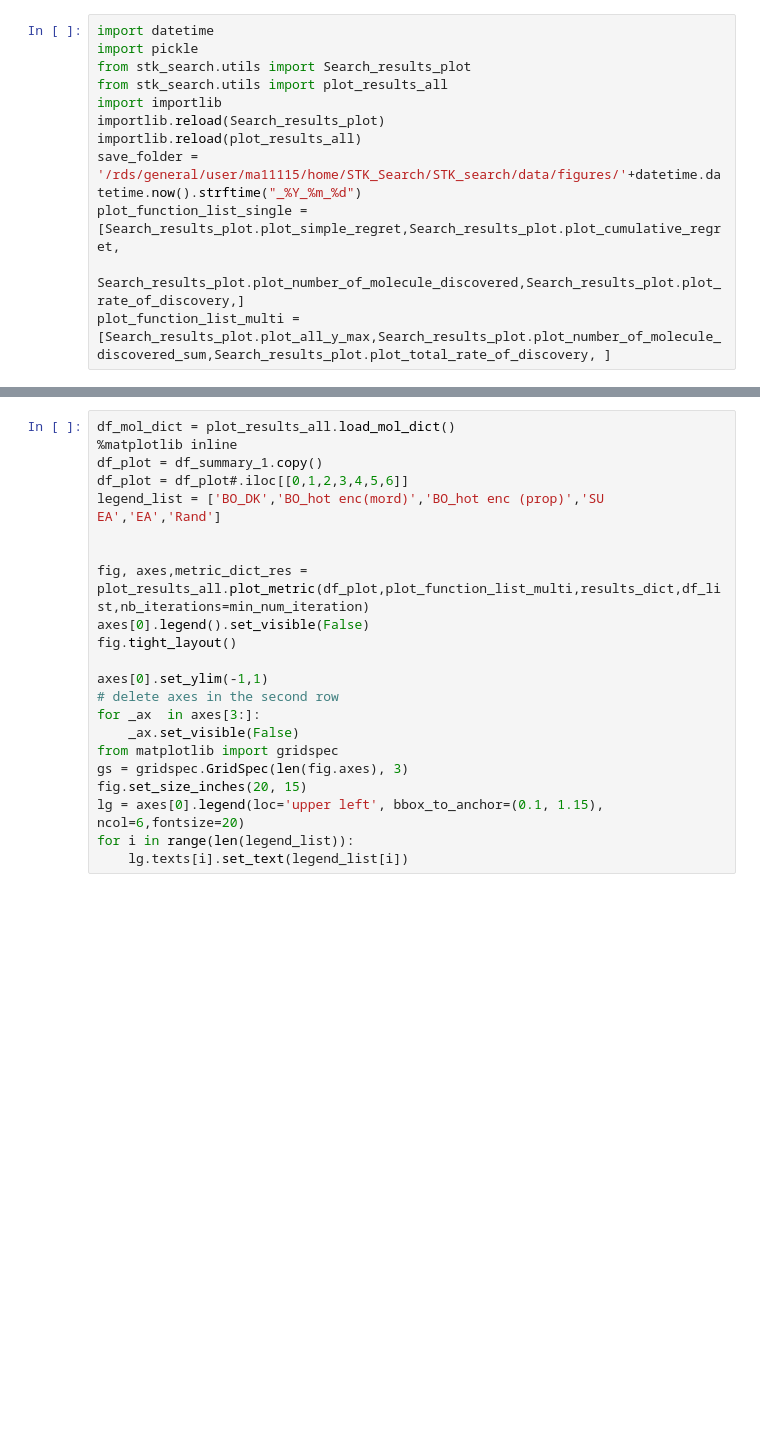
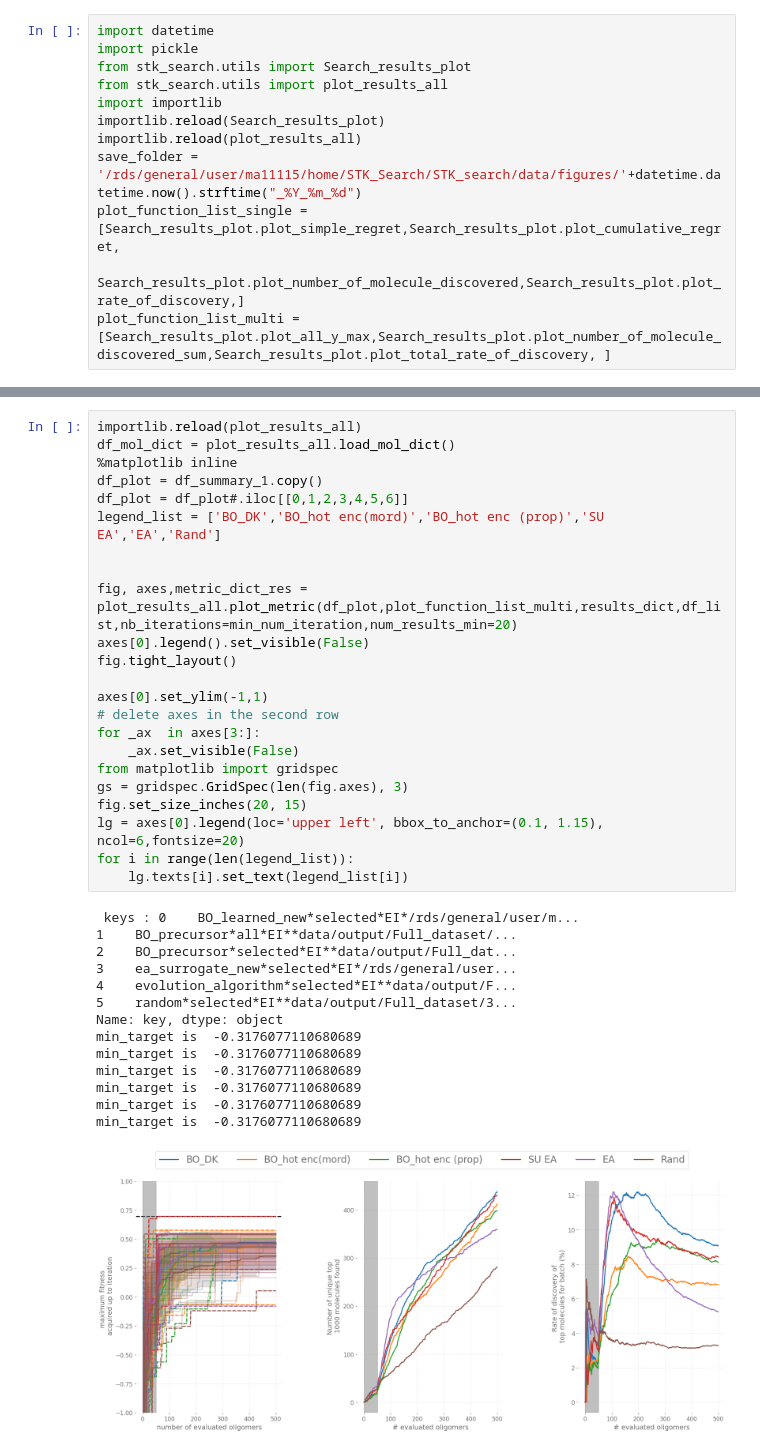
Before and after one commit to mohammedazzouzi15/STK_search, a Jupyter notebook: Example_notebooks/3_run_search_benchmark.ipynb, the cells around one changed output, grey strips where cells are left out. Cells and saved outputs as stored; diff of their text form; blank space fills up the shorter version.

```diff
--- a/Example_notebooks/3_run_search_benchmark.ipynb
+++ b/Example_notebooks/3_run_search_benchmark.ipynb
@@ -352,22 +347,38 @@ len of mol_dataset 58501
 # %%
+importlib.reload(plot_results_all)
 df_mol_dict = plot_results_all.load_mol_dict()
 %matplotlib inline
 df_plot = df_summary_1.copy()
 df_plot = df_plot#.iloc[[0,1,2,3,4,5,6]]
 legend_list = ['BO_DK','BO_hot enc(mord)','BO_hot enc (prop)','SU EA','EA','Rand']
 
 
-fig, axes,metric_dict_res = plot_results_all.plot_metric(df_plot,plot_function_list_multi,results_dict,df_list,nb_iterations=min_num_iteration)
+fig, axes,metric_dict_res = plot_results_all.plot_metric(df_plot,plot_function_list_multi,results_dict,df_list,nb_iterations=min_num_iteration,num_results_min=20)
 axes[0].legend().set_visible(False)
 fig.tight_layout()
 
 axes[0].set_ylim(-1,1)
 # delete axes in the second row
 for _ax  in axes[3:]:
     _ax.set_visible(False)
 from matplotlib import gridspec
 gs = gridspec.GridSpec(len(fig.axes), 3)
 fig.set_size_inches(20, 15)
 lg = axes[0].legend(loc='upper left', bbox_to_anchor=(0.1, 1.15), ncol=6,fontsize=20)
 for i in range(len(legend_list)):
     lg.texts[i].set_text(legend_list[i])
+# %% [output]
+ keys : 0    BO_learned_new*selected*EI*/rds/general/user/m...
+1    BO_precursor*all*EI**data/output/Full_dataset/...
+2    BO_precursor*selected*EI**data/output/Full_dat...
+3    ea_surrogate_new*selected*EI*/rds/general/user...
+4    evolution_algorithm*selected*EI**data/output/F...
+5    random*selected*EI**data/output/Full_dataset/3...
+Name: key, dtype: object
+min_target is  -0.3176077110680689
+min_target is  -0.3176077110680689
+min_target is  -0.3176077110680689
+min_target is  -0.3176077110680689
+min_target is  -0.3176077110680689
+min_target is  -0.3176077110680689
+[figure, added]
```
Also changed, not shown: parts of 5 cells of this notebook, 3 other files.
